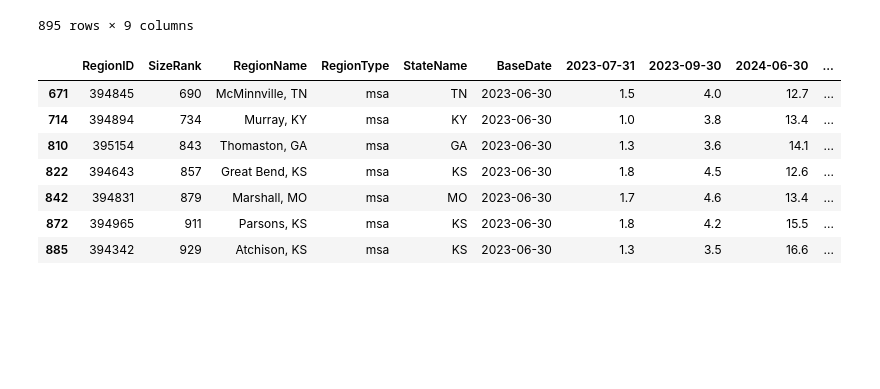
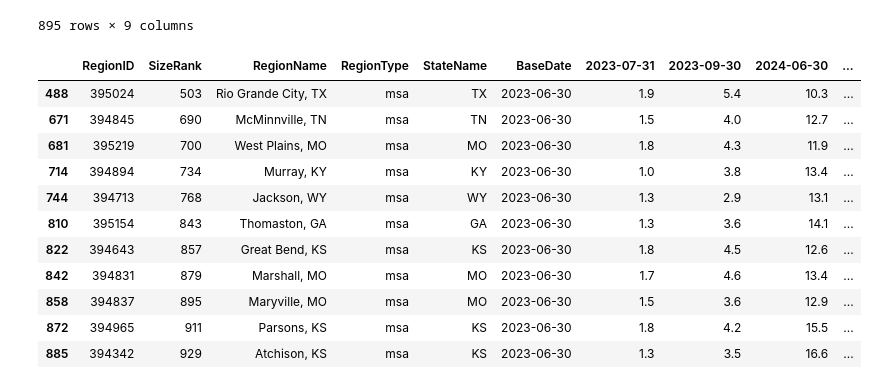
Before and after one commit to kyxap/house-price-prediction, a Jupyter notebook: zillow-data/zillow_predict_top_inc.ipynb, the cells around one changed output. Drawn from its saved outputs; the diff is of its cells as text; code cells hidden in the pictures; blank space fills up the shorter version.

```diff
--- a/zillow-data/zillow_predict_top_inc.ipynb
+++ b/zillow-data/zillow_predict_top_inc.ipynb
@@ -24,22 +24,26 @@ df_usa
 895 rows × 9 columns
 # %%
 # Get the columns to calculate the sum
-columns_to_sum = ["2023-07-31", "2023-09-30", "2024-06-30"]
+columns_to_sum = [ "2023-09-30", "2024-06-30"]
 
 # Calculate the sum for each row in the specified columns
 df_usa["Sum"] = df_usa[columns_to_sum].sum(axis=1)
 
 # Filter the DataFrame to include only rows where the sum is negative
-df_price_top = df_usa.loc[df_usa["Sum"] > 18]
+df_price_top = df_usa.loc[df_usa["Sum"] >= 15]
 
 df_price_top
 # %% [output]
 |  | RegionID | SizeRank | RegionName | RegionType | StateName | BaseDate | 2023-07-31 | 2023-09-30 | 2024-06-30 | ... |
+| 488 | 395024 | 503 | Rio Grande City, TX | msa | TX | 2023-06-30 | 1.9 | 5.4 | 10.3 | ... |
 | 671 | 394845 | 690 | McMinnville, TN | msa | TN | 2023-06-30 | 1.5 | 4.0 | 12.7 | ... |
+| 681 | 395219 | 700 | West Plains, MO | msa | MO | 2023-06-30 | 1.8 | 4.3 | 11.9 | ... |
 | 714 | 394894 | 734 | Murray, KY | msa | KY | 2023-06-30 | 1.0 | 3.8 | 13.4 | ... |
+| 744 | 394713 | 768 | Jackson, WY | msa | WY | 2023-06-30 | 1.3 | 2.9 | 13.1 | ... |
 | 810 | 395154 | 843 | Thomaston, GA | msa | GA | 2023-06-30 | 1.3 | 3.6 | 14.1 | ... |
 | 822 | 394643 | 857 | Great Bend, KS | msa | KS | 2023-06-30 | 1.8 | 4.5 | 12.6 | ... |
 | 842 | 394831 | 879 | Marshall, MO | msa | MO | 2023-06-30 | 1.7 | 4.6 | 13.4 | ... |
+| 858 | 394837 | 895 | Maryville, MO | msa | MO | 2023-06-30 | 1.5 | 3.6 | 12.9 | ... |
 | 872 | 394965 | 911 | Parsons, KS | msa | KS | 2023-06-30 | 1.8 | 4.2 | 15.5 | ... |
 | 885 | 394342 | 929 | Atchison, KS | msa | KS | 2023-06-30 | 1.3 | 3.5 | 16.6 | ... |
 # %%
```
Also changed, not shown: parts of 1 cell of this notebook, 1 other file.
